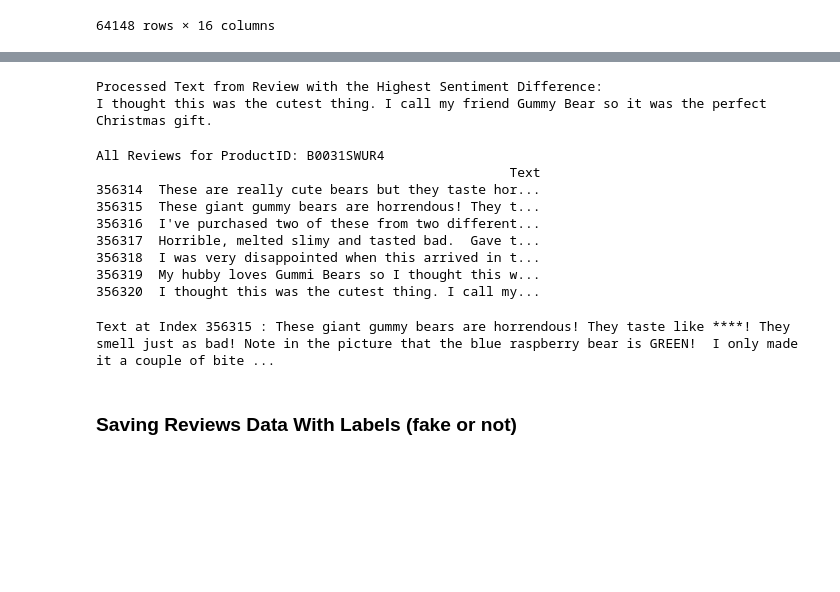
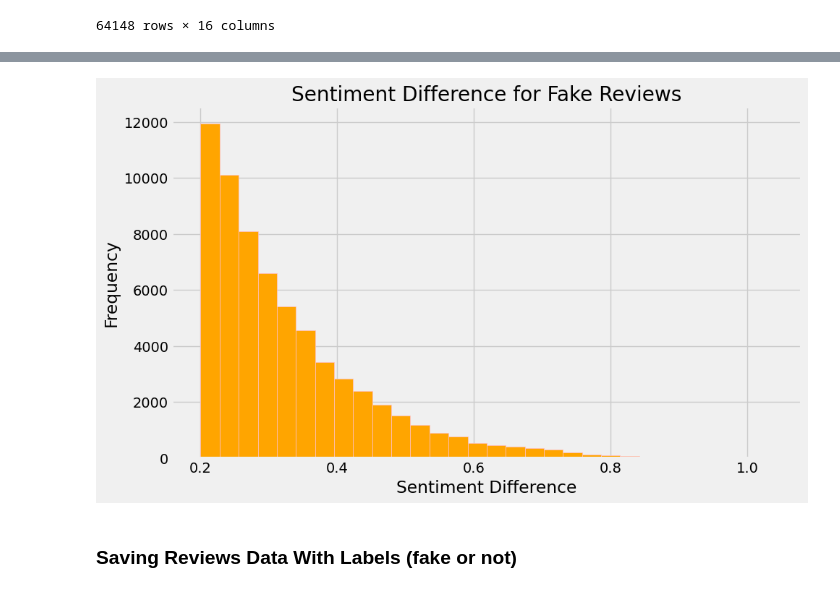
Before and after one commit to ffilipa26/Capstone, a Jupyter notebook: Capstone.ipynb, the cells around one changed output, grey strips where cells are left out. Cells and saved outputs as stored; diff of their text form; code cells hidden in the pictures; blank space fills up the shorter version.

```diff
--- a/Capstone.ipynb
+++ b/Capstone.ipynb
@@ -994,42 +840,18 @@ print(selected_df)
-# %%
-fake_df['SentimentDifference'] = fake_df.apply(lambda row: (row['Sentiment']) - row['Sentiment_mean'], axis=1)
-
-# Find the index of the row with the highest sentiment difference
-max_sentiment_difference_index = fake_df['SentimentDifference'].idxmax()
-
-# Extract the processed text using the index
-processed_text_highest_difference = fake_df.loc[max_sentiment_difference_index, 'Text']
-
-# Display the processed text
-print("Processed Text from Review with the Highest Sentiment Difference:")
-print(processed_text_highest_difference)
-# %% [output]
-Processed Text from Review with the Highest Sentiment Difference:
-I thought this was the cutest thing. I call my friend Gummy Bear so it was the perfect Christmas gift.
-# %%
-# Filter the DataFrame for the specific ProductID
-reviews_for_specific_product = df_preprocessed[df_preprocessed['ProductId'] == 'B0031SWUR4']
-
-# Display all reviews for the specific ProductID
-print("All Reviews for ProductID:", 'B0031SWUR4')
-print(reviews_for_specific_product[['Text']])
-# %% [output]
-All Reviews for ProductID: B0031SWUR4
-                                                     Text
-356314  These are really cute bears but they taste hor...
-356315  These giant gummy bears are horrendous! They t...
-356316  I've purchased two of these from two different...
-356317  Horrible, melted slimy and tasted bad.  Gave t...
-356318  I was very disappointed when this arrived in t...
-356319  My hubby loves Gummi Bears so I thought this w...
-356320  I thought this was the cutest thing. I call my...
-# %%
-text_at_specific_index = df_preprocessed.loc[356315, 'Text']
-
-# Display the text
-print("Text at Index", 356315, ":", text_at_specific_index)
-# %% [output]
-Text at Index 356315 : These giant gummy bears are horrendous! They taste like ****! They smell just as bad! Note in the picture that the blue raspberry bear is GREEN!  I only made it a couple of bite ...
+# %%
+#Difference between sentiment and sentiment mean on fake label reviews
+
+# Calculate sentiment difference for fake reviews
+fake_df['SentimentDifference'] = fake_df.apply(lambda row: (row['Sentiment']) - row['Sentiment_mean'], axis=1)
+
+# Plot the difference
+plt.figure(figsize=(10, 6))
+plt.hist(fake_df['SentimentDifference'], bins=30, color='orange', edgecolor='pink')
+plt.title('Sentiment Difference for Fake Reviews')
+plt.xlabel('Sentiment Difference')
+plt.ylabel('Frequency')
+plt.show()
+# %% [output]
+[figure, added]
 # %% [markdown]
 ### Saving Reviews Data With Labels (fake or not)
 # %%
```
Also changed, not shown: parts of 25 cells of this notebook.
